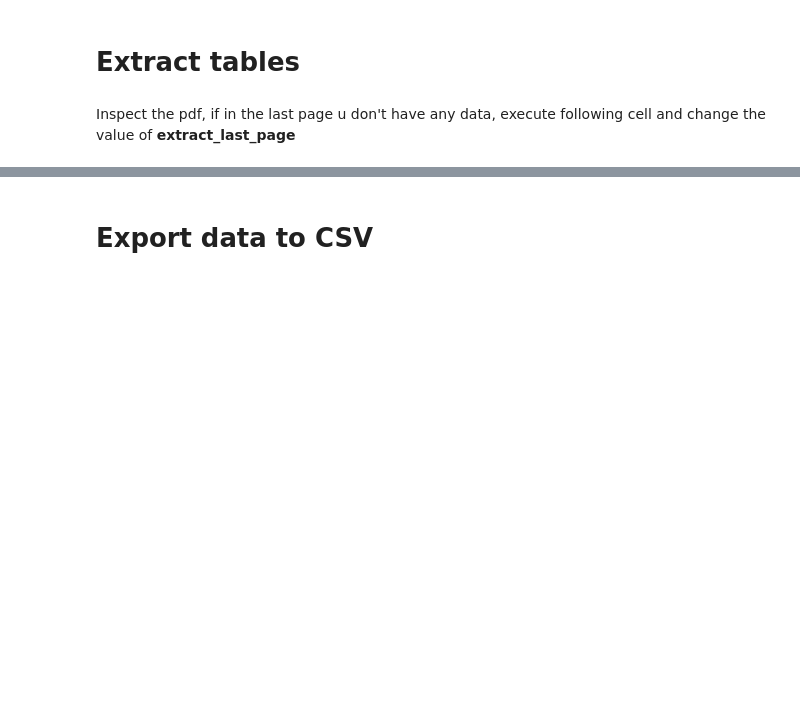
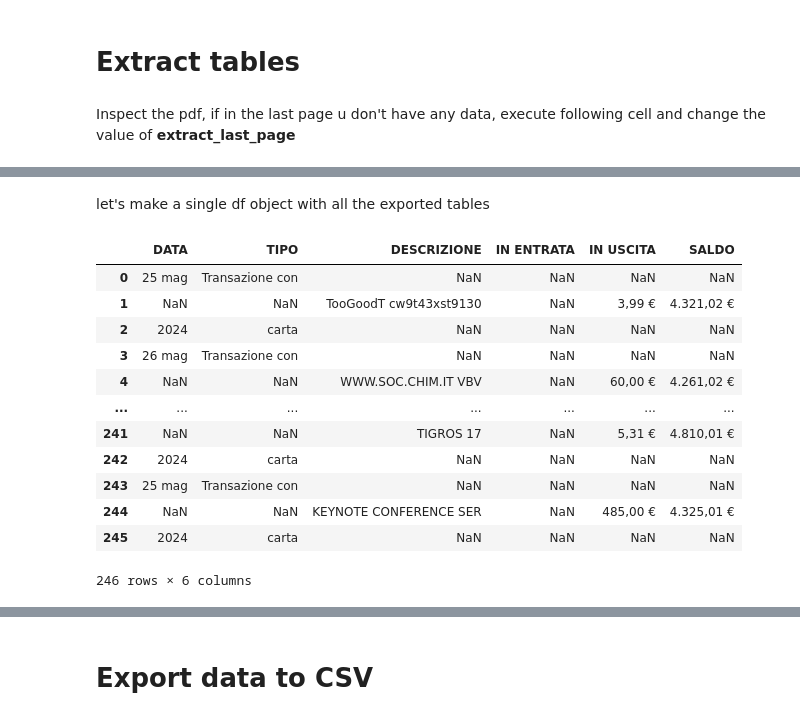
Before and after one commit to MarcoVando/TradeRepublicTableExport, a Jupyter notebook: ExtractPDFTable_jupyter.ipynb, the cells around one changed output, grey strips where cells are left out. Cells and saved outputs as stored; diff of their text form; code cells hidden in the pictures; blank space fills up the shorter version.

Commit message:
Add files via upload
Improved column/row detection
fixed bug

```diff
--- a/ExtractPDFTable_jupyter.ipynb
+++ b/ExtractPDFTable_jupyter.ipynb
@@ -153,12 +187,22 @@ dfs[0]
-# %%
-dfs.extend(dfs_1)
-if extract_last_page:
-    dfs.extend(dfs_2)
-
-# concat all dfs to get one table
-data = pd.concat(
-    dfs,
-    axis=0,
-    ignore_index=True
-)
-data
+# %% [markdown]
+let's make a single df object with all the exported tables
+# %%
+single_df = pd.concat([df.iloc[:] for df in dfs[:]], axis=0, ignore_index=True)
+single_df = pd.concat([single_df, dfs_1[0].iloc[:]], axis=0, ignore_index=True)
+if extract_last_page:
+    single_df = pd.concat([single_df, dfs_2[0].iloc[:]], axis=0, ignore_index=True)
+single_df
+# %% [output]
+|  | DATA | TIPO | DESCRIZIONE | IN ENTRATA | IN USCITA | SALDO |
+| 0 | 25 mag | Transazione con | NaN | NaN | NaN | NaN |
+| 1 | NaN | NaN | TooGoodT cw9t43xst9130 | NaN | 3,99 € | 4.321,02 € |
+| 2 | 2024 | carta | NaN | NaN | NaN | NaN |
+| 3 | 26 mag | Transazione con | NaN | NaN | NaN | NaN |
+| 4 | NaN | NaN | WWW.SOC.CHIM.IT VBV | NaN | 60,00 € | 4.261,02 € |
+| ... | ... | ... | ... | ... | ... | ... |
+| 241 | NaN | NaN | TIGROS 17 | NaN | 5,31 € | 4.810,01 € |
+| 242 | 2024 | carta | NaN | NaN | NaN | NaN |
+| 243 | 25 mag | Transazione con | NaN | NaN | NaN | NaN |
+| 244 | NaN | NaN | KEYNOTE CONFERENCE SER | NaN | 485,00 € | 4.325,01 € |
+| 245 | 2024 | carta | NaN | NaN | NaN | NaN |
+246 rows × 6 columns
```
Also changed, not shown: parts of 15 cells of this notebook.
